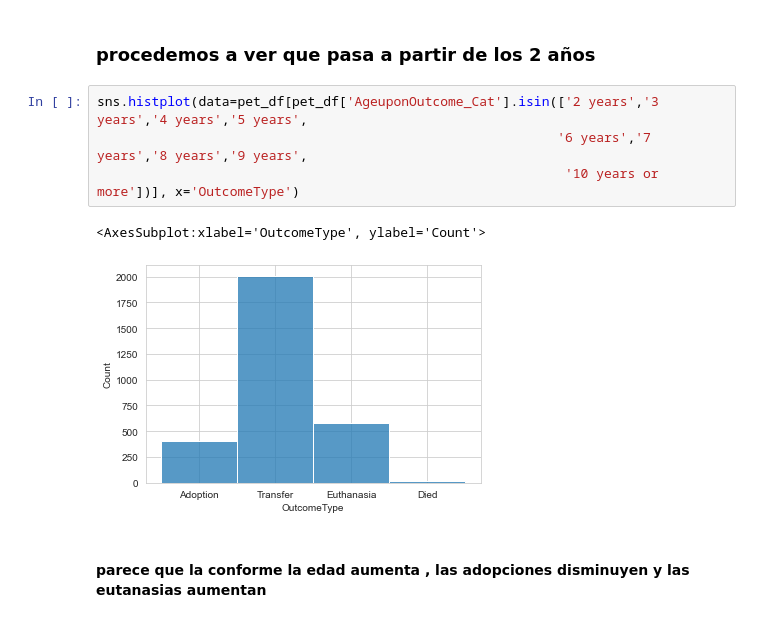
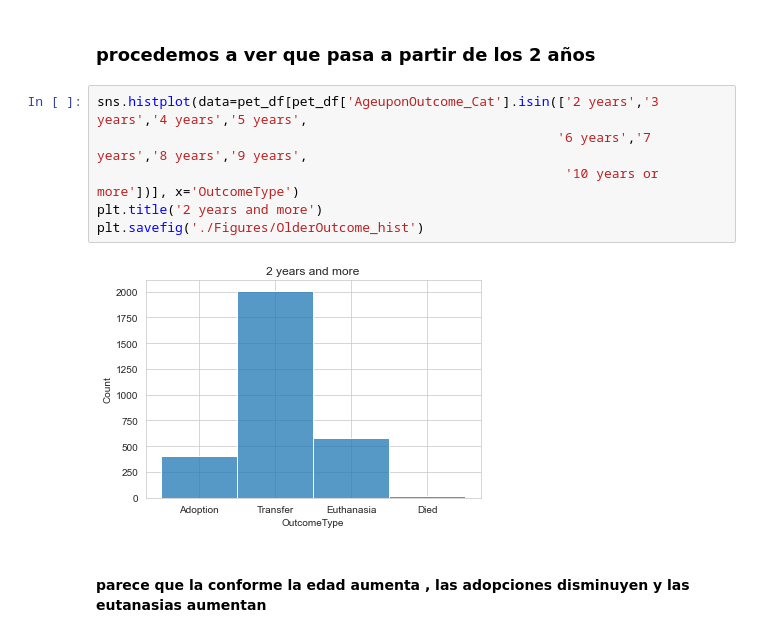
Before and after one commit to ironhack-bcn-data-pt/PR05-project-statistical-analysis, a Jupyter notebook: Project_05_pets.ipynb, the cells around one changed output. Cells and saved outputs as stored; diff of their text form.

```diff
--- a/Project_05_pets.ipynb
+++ b/Project_05_pets.ipynb
@@ -284,10 +285,11 @@ sns.histplot(data=pet_df[pet_df['AgeuponOutcome_Cat'] == '> 1 month and < 1 year
 # %%
 sns.histplot(data=pet_df[pet_df['AgeuponOutcome_Cat'].isin(['2 years','3 years','4 years','5 years',
                                                            '6 years','7 years','8 years','9 years',
                                                             '10 years or more'])], x='OutcomeType')
+plt.title('2 years and more')
+plt.savefig('./Figures/OlderOutcome_hist')
 # %% [output]
-<AxesSubplot:xlabel='OutcomeType', ylabel='Count'>
-[figure, old version]
+[figure, new version]
 # %% [markdown]
 #### parece que la conforme la edad aumenta ,  las adopciones disminuyen y las eutanasias aumentan
 # %%
```
Also changed, not shown: parts of 28 cells of this notebook, 19 other files.
